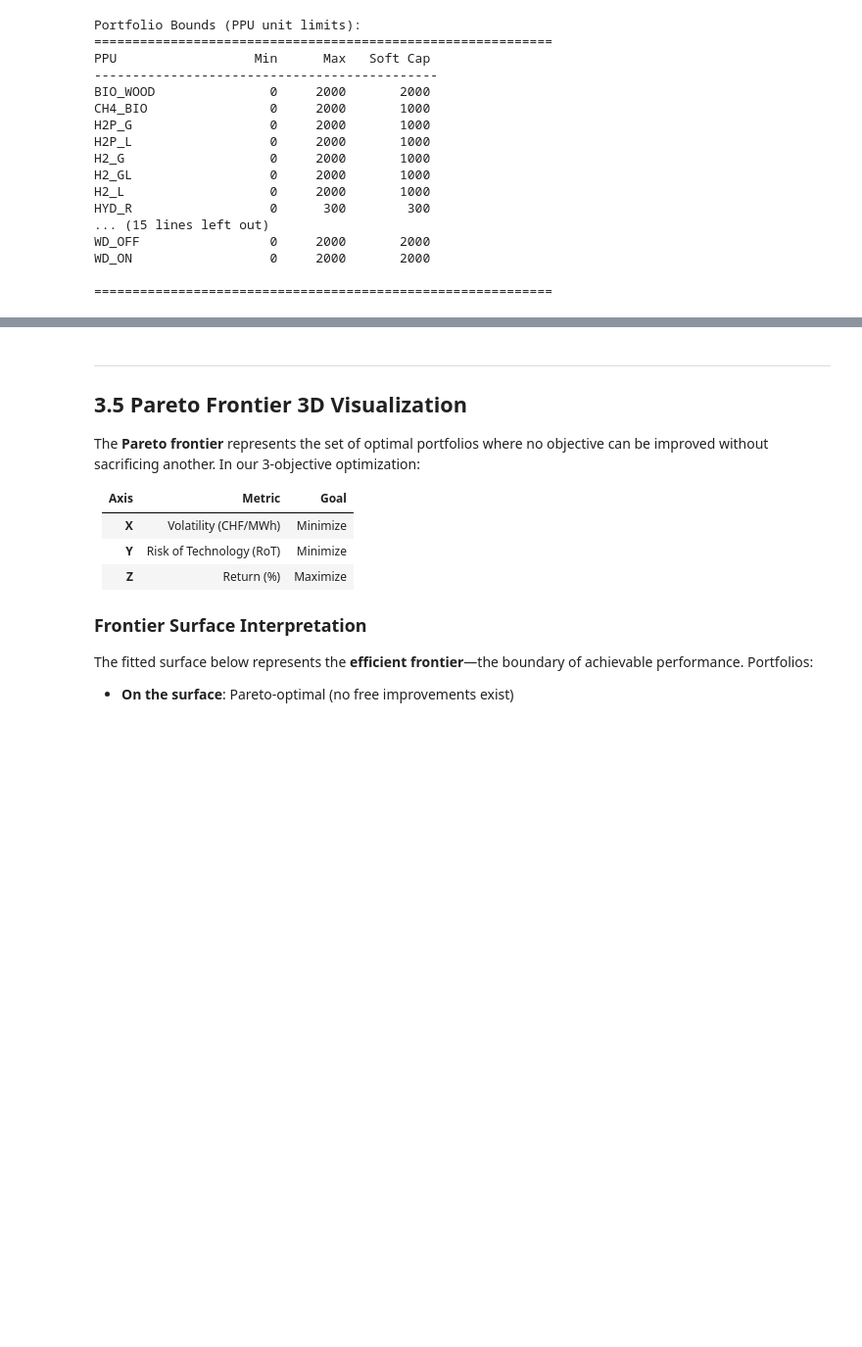
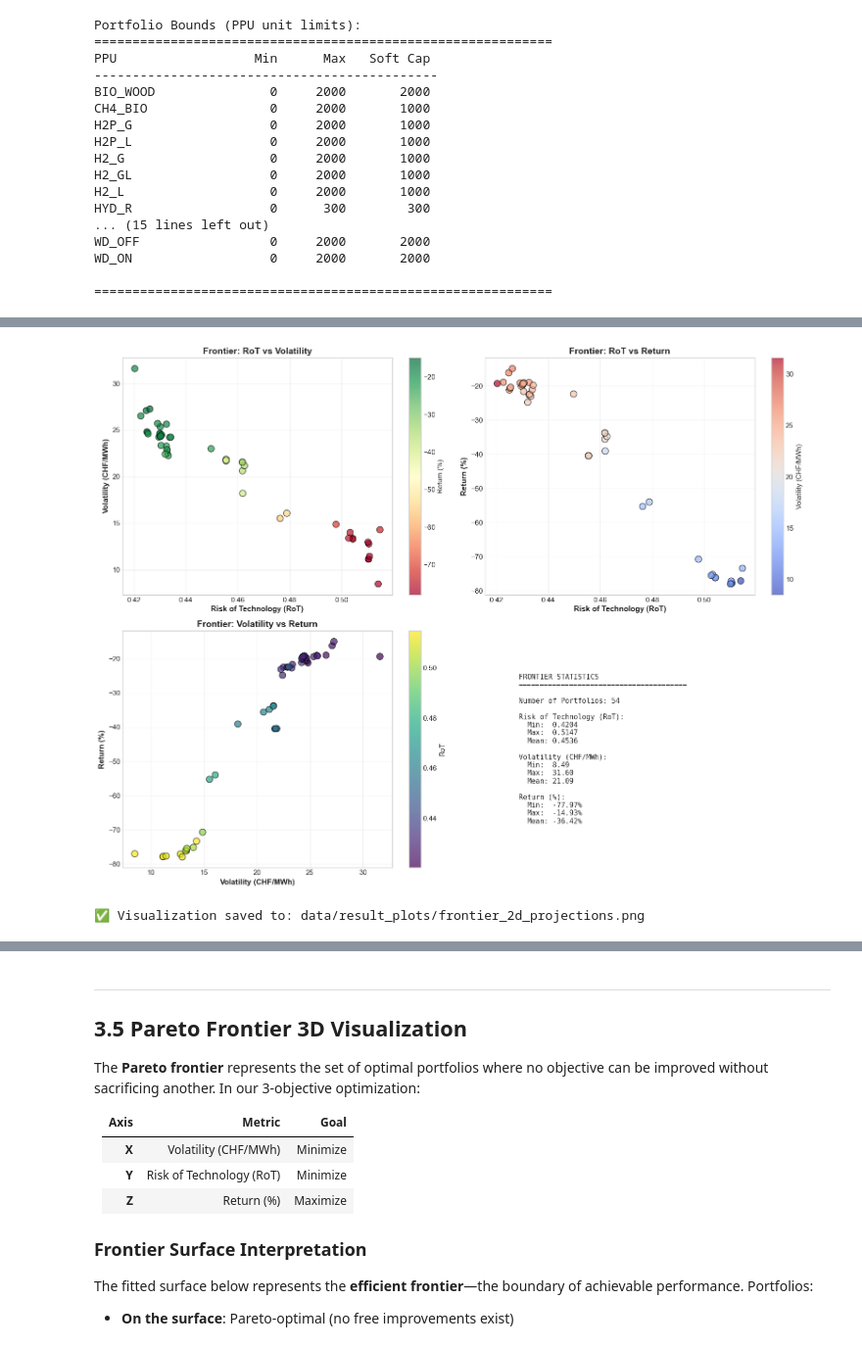
Before and after one commit to georgstsc/PPU_Modeling_Sustainability, a Jupyter notebook: Energy_Portfolio_Optimization.ipynb, the cells around one changed output, grey strips where cells are left out. Shown at 98% size. Cells and saved outputs as stored; diff of their text form; code cells hidden in the pictures; blank space fills up the shorter version.

```diff
--- a/Energy_Portfolio_Optimization.ipynb
+++ b/Energy_Portfolio_Optimization.ipynb
@@ -1174,5 +1393,83 @@ Portfolio #2:
 
 ============================================================
+# %%
+# =============================================================================
+# SECTION 3.4: Visualize Frontier Portfolios (Optional)
+# =============================================================================
+# This cell creates a simple comparison visualization of frontier portfolios
+
+import matplotlib.pyplot as plt
+import numpy as np
+
+fig, axes = plt.subplots(2, 2, figsize=(16, 12))
+
+# Plot 1: RoT vs Volatility
+ax = axes[0, 0]
+scatter = ax.scatter(frontier_3d['x_RoT'], frontier_3d['y_volatility'],
+                     c=frontier_3d['z_return'], cmap='RdYlGn', s=100, alpha=0.7, edgecolors='black')
+ax.set_xlabel('Risk of Technology (RoT)', fontsize=12, fontweight='bold')
+ax.set_ylabel('Volatility (CHF/MWh)', fontsize=12, fontweight='bold')
+ax.set_title('Frontier: RoT vs Volatility', fontsize=14, fontweight='bold')
+ax.grid(True, alpha=0.3)
+plt.colorbar(scatter, ax=ax, label='Return (%)')
+
+# Plot 2: RoT vs Return
+ax = axes[0, 1]
+scatter = ax.scatter(frontier_3d['x_RoT'], frontier_3d['z_return'],
+                     c=frontier_3d['y_volatility'], cmap='coolwarm', s=100, alpha=0.7, edgecolors='black')
+ax.set_xlabel('Risk of Technology (RoT)', fontsize=12, fontweight='bold')
+ax.set_ylabel('Return (%)', fontsize=12, fontweight='bold')
+ax.set_title('Frontier: RoT vs Return', fontsize=14, fontweight='bold')
+ax.grid(True, alpha=0.3)
+plt.colorbar(scatter, ax=ax, label='Volatility (CHF/MWh)')
+
+# Plot 3: Volatility vs Return
+ax = axes[1, 0]
+scatter = ax.scatter(frontier_3d['y_volatility'], frontier_3d['z_return'],
+                     c=frontier_3d['x_RoT'], cmap='viridis', s=100, alpha=0.7, edgecolors='black')
+ax.set_xlabel('Volatility (CHF/MWh)', fontsize=12, fontweight='bold')
+ax.set_ylabel('Return (%)', fontsize=12, fontweight='bold')
+ax.set_title('Frontier: Volatility vs Return', fontsize=14, fontweight='bold')
+ax.grid(True, alpha=0.3)
+plt.colorbar(scatter, ax=ax, label='RoT')
+
+# Plot 4: Summary statistics
+ax = axes[1, 1]
+ax.axis('off')
+
+stats_text = f"""
+FRONTIER STATISTICS
+{'='*40}
+
+Number of Portfolios: {len(frontier_3d)}
+
+Risk of Technology (RoT):
+  Min:  {frontier_3d['x_RoT'].min():.4f}
+  Max:  {frontier_3d['x_RoT'].max():.4f}
+  Mean: {frontier_3d['x_RoT'].mean():.4f}
+
+Volatility (CHF/MWh):
+  Min:  {frontier_3d['y_volatility'].min():.2f}
+  Max:  {frontier_3d['y_volatility'].max():.2f}
+  Mean: {frontier_3d['y_volatility'].mean():.2f}
+
+Return (%):
+  Min:  {frontier_3d['z_return'].min():.2f}%
+  Max:  {frontier_3d['z_return'].max():.2f}%
+  Mean: {frontier_3d['z_return'].mean():.2f}%
+"""
+
+ax.text(0.1, 0.5, stats_text, fontsize=11, family='monospace',
+        verticalalignment='center')
+
+plt.tight_layout()
+plt.savefig('data/result_plots/frontier_2d_projections.png', dpi=150, bbox_inches='tight')
+plt.show()
+
+print(f"\n✅ Visualization saved to: data/result_plots/frontier_2d_projections.png")
+# %% [output]
+[figure, added]
+✅ Visualization saved to: data/result_plots/frontier_2d_projections.png
 # %%
 # =============================================================================
 # FRONTIER RESEARCH: Systematic Exploration Along the Pareto Line
```
Also changed, not shown: parts of 14 cells of this notebook, 8 other files.
